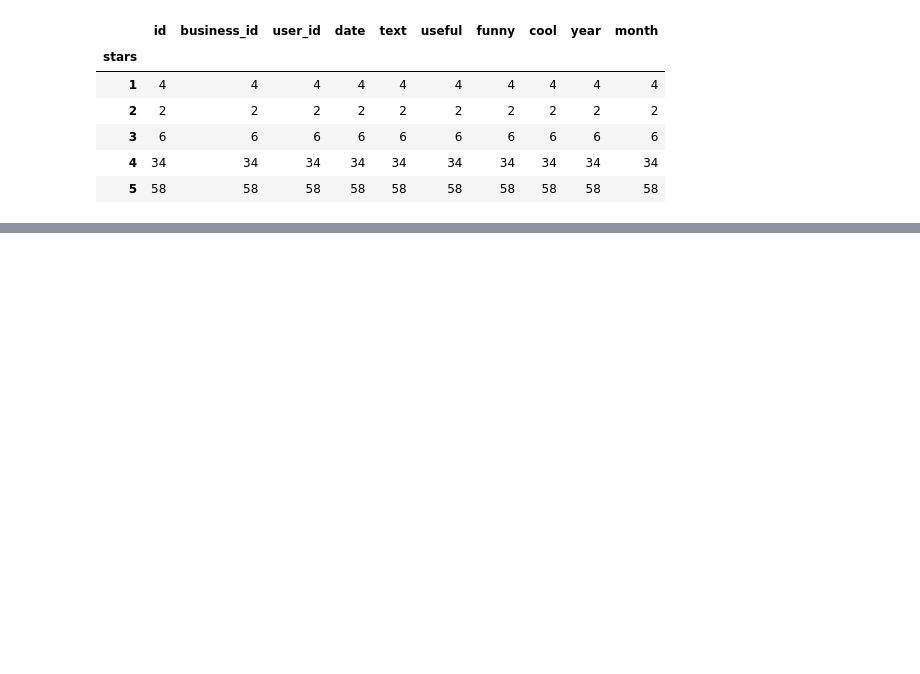
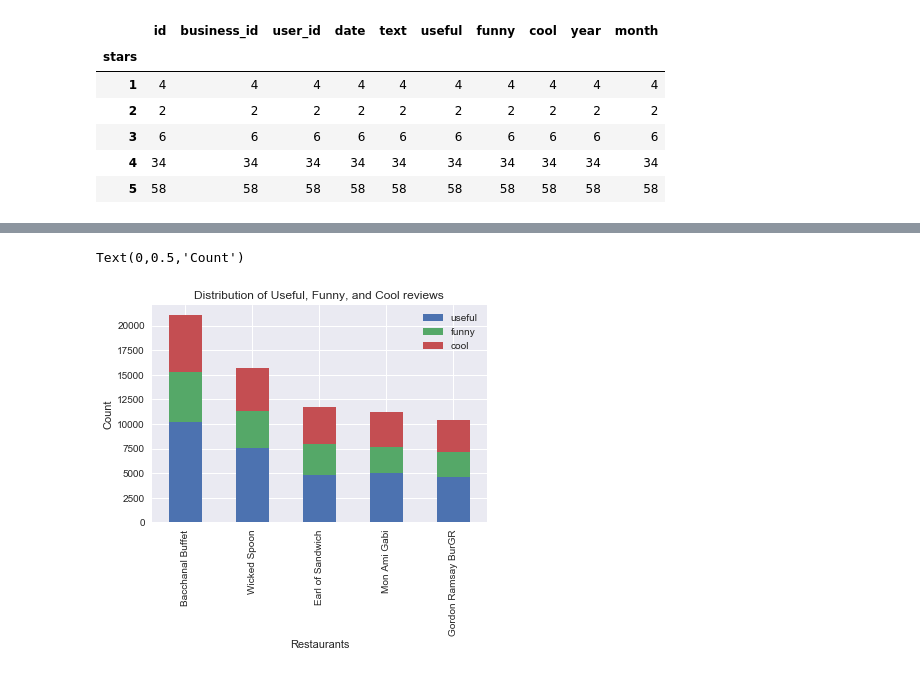
Before and after one commit to pulkitmaloo/Yelp-Dataset-Challenge, a Jupyter notebook: influencer_analysis_mon.ipynb, the cells around one changed output, grey strips where cells are left out. Cells and saved outputs as stored; diff of their text form; code cells hidden in the pictures; blank space fills up the shorter version.

```diff
--- a/influencer_analysis_mon.ipynb
+++ b/influencer_analysis_mon.ipynb
@@ -18,11 +39,8 @@ ax = sns.pointplot(x='month', y='mean_score', data=mean_stars)
 # %%
-#list(reviews['user_id'])
-# week  = reviews['date'].dt.week
-# week.min()
-reviews['date'] = pd.to_datetime(reviews['date'])
-# reviews['year'], reviews['month'] = reviews['date'].dt.year, reviews['date'].dt.month
-reviews['week']  = reviews['date'].dt.week
-reviews = reviews[reviews['year']==2017]
-mean_stars = reviews.groupby(['year','week'], as_index=False)['stars'].agg({"mean_score": "mean"})
-ax = sns.pointplot(x='week', y='mean_score', data=mean_stars)
-ax.set_title("Weekly review trend")
+# reviews = pd.read_html('gordon_reviews.html', header=0)[0]
+# stars = reviews[['date', 'stars']].sort_values(by=['date'])
+# stars['date'] = pd.to_datetime(stars['date'])
+# stars['year'], stars['month'] = stars['date'].dt.year, stars['date'].dt.month
+# stars = stars[stars['year']>=2015]
+# mean_stars = stars.groupby(['year', 'month'], as_index=False)['stars'].agg({"mean_score": "mean"})
+# ax = sns.pointplot(x='month', y='mean_score', hue='year', data=mean_stars)
@@ -242,5 +185,10 @@ This data should be used along with the clustering results to see which users th
 # %%
+#reading reviews files for all 5 top restaurants
 files = glob.glob('*.html')
-for file in files:
+df = pd.DataFrame()
+for file in tqdm(files):
     reviews = pd.read_html(file, header=0)[0]
-    print(reviews.head())
+    if df.shape[0] == 0:
+        df = reviews
+    else:
+        df = df.append(reviews)
@@ -246,0 +214,15 @@ for file in files:
+# %%
+b_ids = df['business_id'].unique()
+restaurants = pd.read_csv('restaurants.csv')
+names = restaurants[restaurants['id'].isin(b_ids)]
+data = pd.merge(df, names, left_on=['business_id'], right_on = ['id'], how = 'inner')
+data = data.groupby('name')['useful', 'funny', 'cool'].sum()
+data['total'] = data.sum(axis=1)
+data.sort_values(by='total', ascending=False, inplace=True)
+ax = data.iloc[:,:-1].plot(kind='bar', stacked=True)
+ax.set_title('Distribution of Useful, Funny, and Cool reviews')
+ax.set_xlabel('Restaurants')
+ax.set_ylabel('Count')
+# %% [output]
+Text(0,0.5,'Count')
+[figure, added]
```
Also changed, not shown: parts of 27 cells of this notebook.
